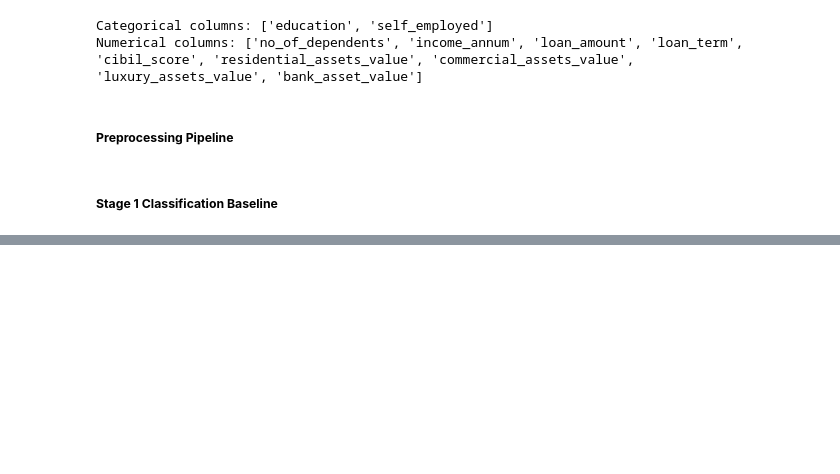
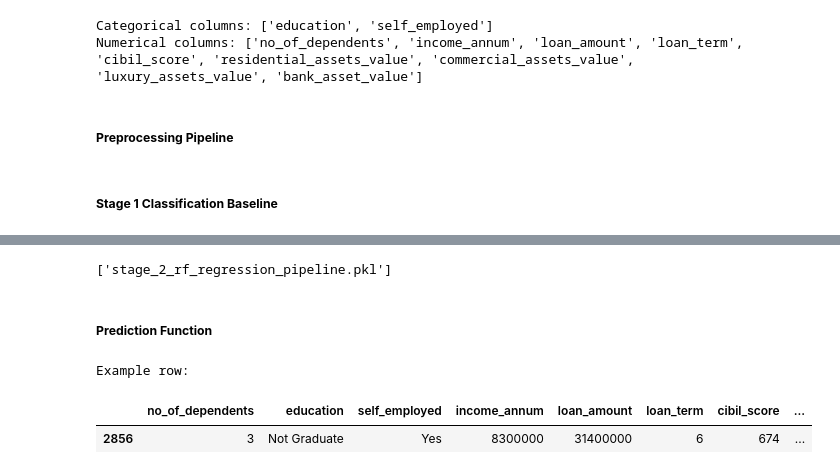
Before and after one commit to Hmnt-dhngra/Machine_Learning_Notes, a Jupyter notebook: ML_Project_1.ipynb, the cells around one changed output, grey strips where cells are left out. Drawn from its saved outputs; the diff is of its cells as text; code cells hidden in the pictures; blank space fills up the shorter version.

```diff
--- a/ML_Project_1.ipynb
+++ b/ML_Project_1.ipynb
@@ -243,0 +270,2 @@ preprocessor = ColumnTransformer(transformers=[
+# %%
+y = df_clf[target_col].astype(str).str.strip().str.lower()
@@ -243,0 +278,3 @@ preprocessor = ColumnTransformer(transformers=[
+# %%
+y = (y == 'approved').astype(int)
+y.head()
@@ -243,0 +288,3 @@ preprocessor = ColumnTransformer(transformers=[
+# %%
+X_train, X_test, y_train, y_test = train_test_split(X, y, test_size=0.2, random_state=42, stratify=y)
+print("Train/test sizes:", X_train.shape, X_test.shape)
@@ -243,0 +497,7 @@ preprocessor = ColumnTransformer(transformers=[
+# %%
+joblib.dump(rf_pipeline, 'stage_1_rf_classifier_pipeline.pkl')
+joblib.dump(reg_pipe, 'stage_2_rf_regression_pipeline.pkl')
+# %% [output]
+['stage_2_rf_regression_pipeline.pkl']
+# %% [markdown]
+##### **Prediction Function**
@@ -243,0 +528,8 @@ preprocessor = ColumnTransformer(transformers=[
+# %%
+example_row = X_test.iloc[[0]]
+print("Example row:")
+display(example_row)
+# %% [output]
+Example row:
+|  | no_of_dependents | education | self_employed | income_annum | loan_amount | loan_term | cibil_score | ... |
+| 2856 | 3 | Not Graduate | Yes | 8300000 | 31400000 | 6 | 674 | ... |
```
Also changed, not shown: parts of 45 cells of this notebook, 3 other files.
